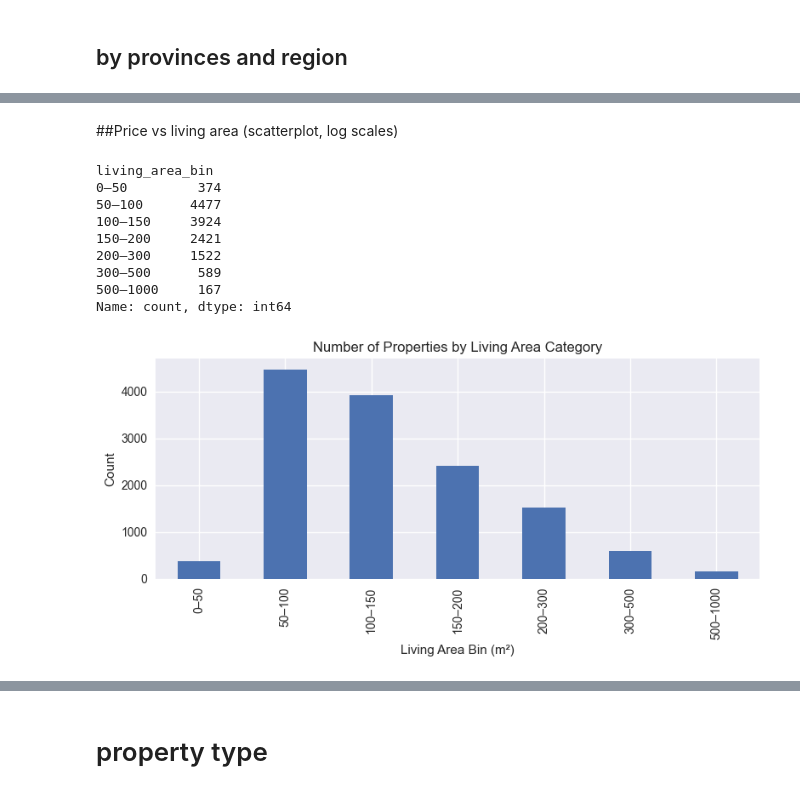
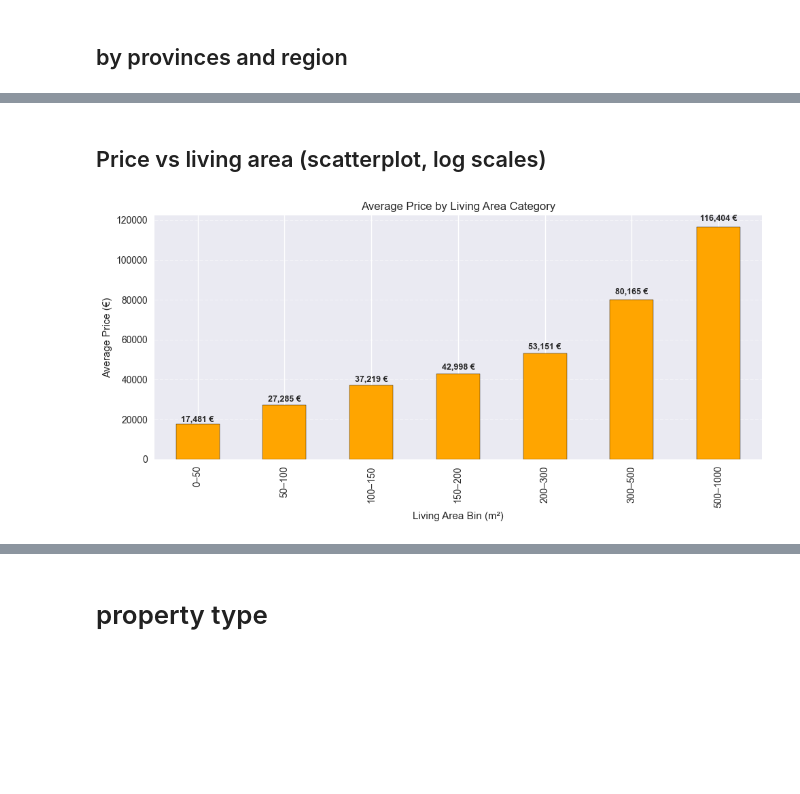
Before and after one commit to Hamideh-B-H/immo-eliza-team-horses-analysis, a Jupyter notebook: analysis/welde/data-cleaning.ipynb, the cells around one changed output, grey strips where cells are left out. Cells and saved outputs as stored; diff of their text form; code cells hidden in the pictures; blank space fills up the shorter version.

```diff
--- a/analysis/welde/data-cleaning.ipynb
+++ b/analysis/welde/data-cleaning.ipynb
@@ -849,30 +743,46 @@ plt.show()
 # %% [markdown]
-##Price vs living area (scatterplot, log scales)
+## Price vs living area (scatterplot, log scales)
 # %%
-if "living_area" in df_analysis.columns:
+
+if "living_area" in df_clean.columns and "price" in df_clean.columns:
+
     bins = [0, 50, 100, 150, 200, 300, 500, 1000]
-    labels = ["0–50", "50–100", "100–150", "150–200", "200–300", "300–500", "500–1000"]
+    labels = ["0–50", "50–100", "100–150", "150–200",
+              "200–300", "300–500", "500–1000"]
 
-    df_analysis["living_area_bin"] = pd.cut(df_analysis["living_area"], bins=bins, labels=labels)
+    df_clean["living_area"] = pd.to_numeric(df_clean["living_area"], errors="coerce")
+    df_clean["price"] = pd.to_numeric(df_clean["price"], errors="coerce")
 
-    surface_counts = df_analysis["living_area_bin"].value_counts().sort_index()
-    print(surface_counts)
+    df_clean["living_area_bin"] = pd.cut(df_clean["living_area"], bins=bins, labels=labels)
 
-    plt.figure(figsize=(8,4))
-    surface_counts.plot(kind="bar")
-    plt.title("Number of Properties by Living Area Category")
+    # FIX APPLIED
+    price_per_bin = (
+        df_clean.groupby("living_area_bin", observed=False)["price"]
+        .mean()
+        .reindex(labels)
+        .dropna()
+    )
+
+    plt.figure(figsize=(10,5))
+    ax = price_per_bin.plot(kind="bar", color="orange", edgecolor="black")
+
+    plt.title("Average Price by Living Area Category")
     plt.xlabel("Living Area Bin (m²)")
-    plt.ylabel("Count")
+    plt.ylabel("Average Price (€)")
+    plt.grid(axis="y", linestyle="--", alpha=0.4)
+
+    for i, value in enumerate(price_per_bin.values):
+        ax.text(
+            i,
+            value * 1.02,
+            f"{value:,.0f} €",
+            ha="center",
+            va="bottom",
+            fontsize=9,
+            fontweight="bold"
+        )
+
     plt.tight_layout()
     plt.show()
 # %% [output]
-living_area_bin
-0–50         374
-50–100      4477
-100–150     3924
-150–200     2421
-200–300     1522
-300–500      589
-500–1000     167
-Name: count, dtype: int64
-[figure, old version]
+[figure, new version]
```
Also changed, not shown: parts of 30 cells of this notebook, 1 other file.
